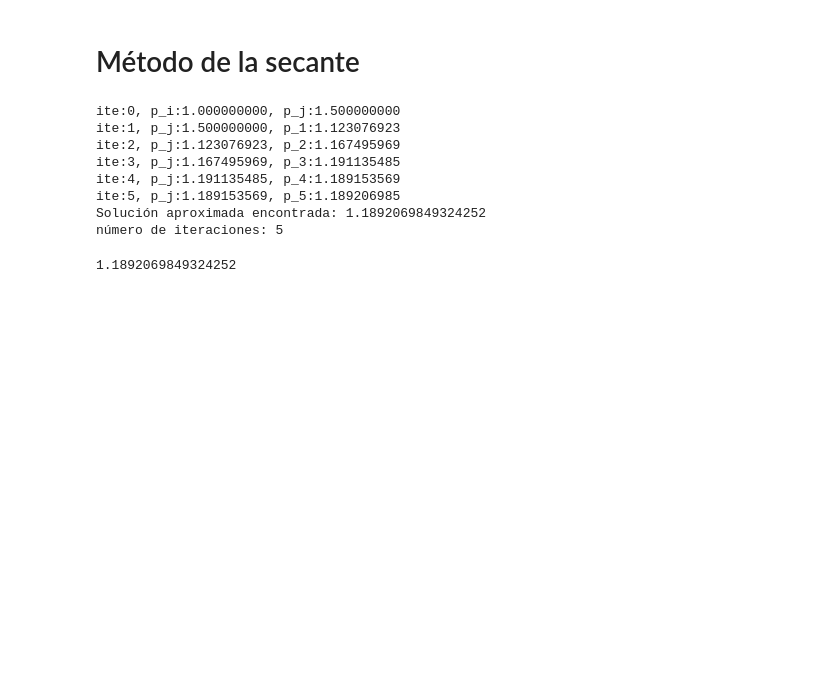
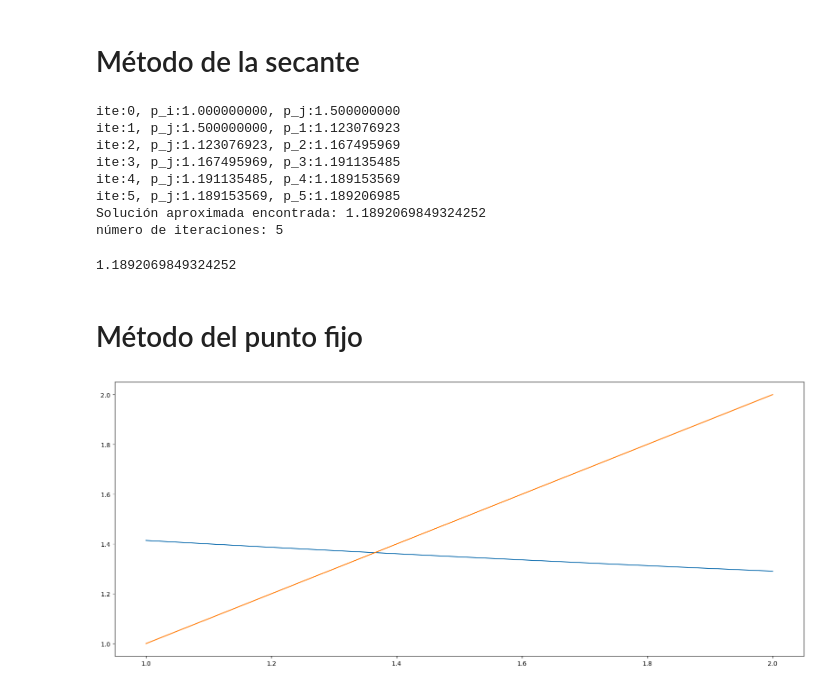
Before and after one commit to caramirezs/MetNum_202260, a Jupyter notebook: 1.0_Solucion_ecuaciones_de_una_variable.ipynb, the cells around one changed output. Drawn from its saved outputs; the diff is of its cells as text; code cells hidden in the pictures; blank space fills up the shorter version.

```diff
--- a/1.0_Solucion_ecuaciones_de_una_variable.ipynb
+++ b/1.0_Solucion_ecuaciones_de_una_variable.ipynb
@@ -274,3 +274,18 @@ ite:5, p_j:1.189153569, p_5:1.189206985
 Solución aproximada encontrada: 1.1892069849324252
 número de iteraciones: 5
 1.1892069849324252
+# %% [markdown]
+# Método del punto fijo
+# %%
+import matplotlib.pyplot as plt
+import numpy as np
+g_1 = lambda x: x**3 + 4*x**2 - 10 +x
+g_2 = lambda x: np.sqrt(10/(x+4))
+g_3 = lambda x: 10/(x**2 + 4*x)
+x = np.linspace(1, 2, 1000)
+fig, ax = plt.subplots(figsize=(20, 8))
+ax.plot(x, g_2(x))
+ax.plot(x, x)
+plt.show()
+# %% [output]
+[figure, added]
```
Also changed, not shown: parts of 4 cells of this notebook, 1 other file.
